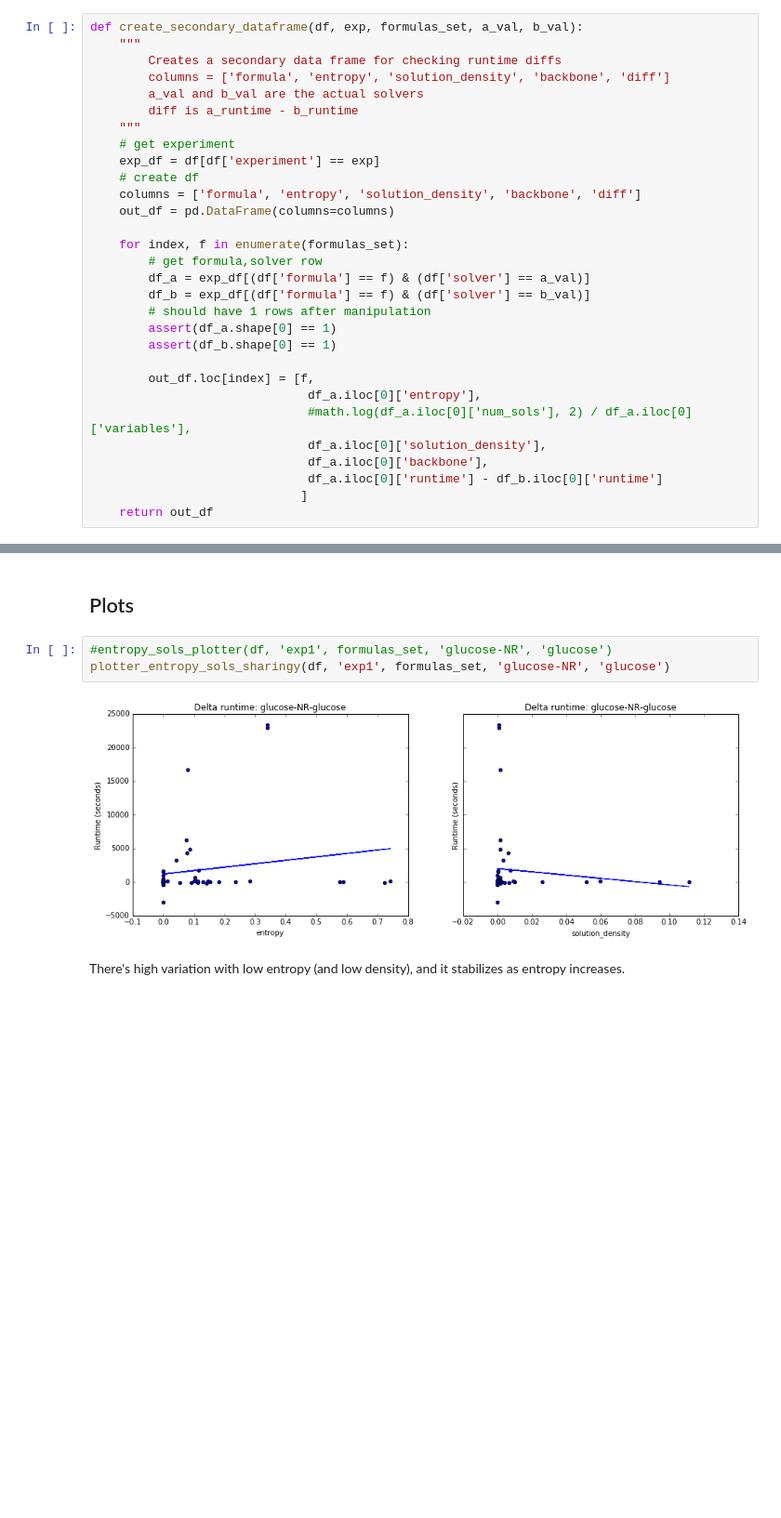
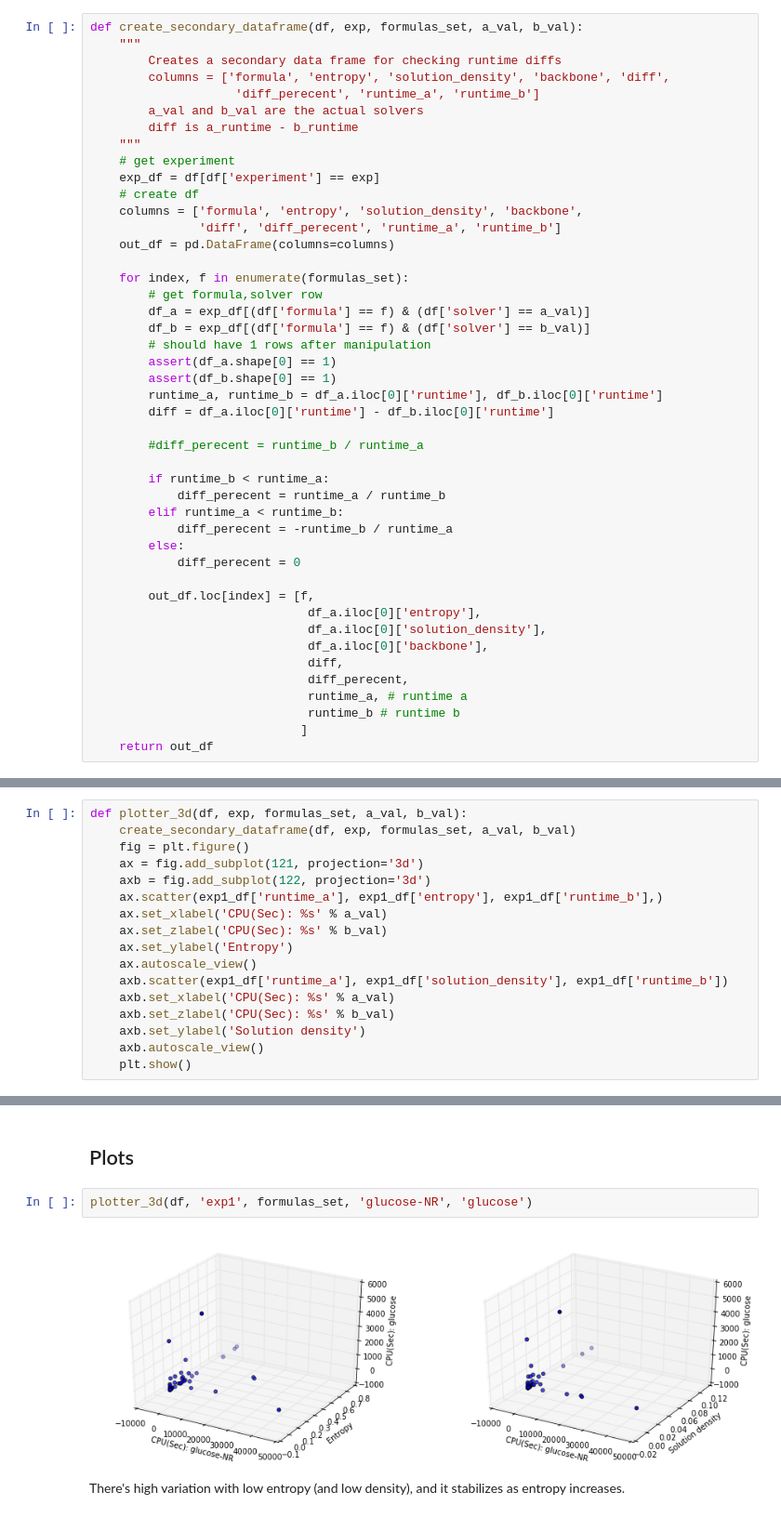
Before and after one commit to dorcoh/exp_results, a Jupyter notebook: analyze-results-151617-combined.ipynb, the cells around one changed output, grey strips where cells are left out. Shown: that part at 93% size. Saved outputs shown, nothing was run; the diff lists cells and outputs as text; blank space fills up the shorter version.

Commit message:
3d plots

```diff
--- a/analyze-results-151617-combined.ipynb
+++ b/analyze-results-151617-combined.ipynb
@@ -157,14 +169,16 @@ print(len(formulas_set))
 def create_secondary_dataframe(df, exp, formulas_set, a_val, b_val):
     """
         Creates a secondary data frame for checking runtime diffs
-        columns = ['formula', 'entropy', 'solution_density', 'backbone', 'diff']
+        columns = ['formula', 'entropy', 'solution_density', 'backbone', 'diff',
+                    'diff_perecent', 'runtime_a', 'runtime_b']
         a_val and b_val are the actual solvers
         diff is a_runtime - b_runtime
     """
     # get experiment
     exp_df = df[df['experiment'] == exp]
     # create df
-    columns = ['formula', 'entropy', 'solution_density', 'backbone', 'diff']
+    columns = ['formula', 'entropy', 'solution_density', 'backbone',
+               'diff', 'diff_perecent', 'runtime_a', 'runtime_b']
     out_df = pd.DataFrame(columns=columns)
 
     for index, f in enumerate(formulas_set):
@@ -174,13 +188,26 @@ def create_secondary_dataframe(df, exp, formulas_set, a_val, b_val):
         # should have 1 rows after manipulation
         assert(df_a.shape[0] == 1)
         assert(df_b.shape[0] == 1)
+        runtime_a, runtime_b = df_a.iloc[0]['runtime'], df_b.iloc[0]['runtime']
+        diff = df_a.iloc[0]['runtime'] - df_b.iloc[0]['runtime']
+
+        #diff_perecent = runtime_b / runtime_a
+
+        if runtime_b < runtime_a:
+            diff_perecent = runtime_a / runtime_b
+        elif runtime_a < runtime_b:
+            diff_perecent = -runtime_b / runtime_a
+        else:
+            diff_perecent = 0
 
         out_df.loc[index] = [f,
                               df_a.iloc[0]['entropy'],
-                              #math.log(df_a.iloc[0]['num_sols'], 2) / df_a.iloc[0]['variables'],
                               df_a.iloc[0]['solution_density'],
                               df_a.iloc[0]['backbone'],
-                              df_a.iloc[0]['runtime'] - df_b.iloc[0]['runtime']
+                              diff,
+                              diff_perecent,
+                              runtime_a, # runtime a
+                              runtime_b # runtime b
                              ]
     return out_df
 # %%
@@ -252,15 +282,31 @@ def plotter_entropy_sols_sharingy(df, exp, formulas_set, a_val, b_val):
 def entropy_sols_plotter(df, exp, formulas_set, a_val, b_val):
     plotter(df, exp, formulas_set, a_val, b_val, 'entropy', x_lim=(0,df['entropy'].max()))
     plotter(df, exp, formulas_set, a_val, b_val, 'solution_density', x_lim=(0,df['solution_density'].max()))
+# %%
+def plotter_3d(df, exp, formulas_set, a_val, b_val):
+    create_secondary_dataframe(df, exp, formulas_set, a_val, b_val)
+    fig = plt.figure()
+    ax = fig.add_subplot(121, projection='3d')
+    axb = fig.add_subplot(122, projection='3d')
+    ax.scatter(exp1_df['runtime_a'], exp1_df['entropy'], exp1_df['runtime_b'],)
+    ax.set_xlabel('CPU(Sec): %s' % a_val)
+    ax.set_zlabel('CPU(Sec): %s' % b_val)
+    ax.set_ylabel('Entropy')
+    ax.autoscale_view()
+    axb.scatter(exp1_df['runtime_a'], exp1_df['solution_density'], exp1_df['runtime_b'])
+    axb.set_xlabel('CPU(Sec): %s' % a_val)
+    axb.set_zlabel('CPU(Sec): %s' % b_val)
+    axb.set_ylabel('Solution density')
+    axb.autoscale_view()
+    plt.show()
 # %% [markdown]
 # Exp1 - Database reduction: (With - Without)
 # %% [markdown]
 ## Plots
 # %%
-#entropy_sols_plotter(df, 'exp1', formulas_set, 'glucose-NR', 'glucose')
-plotter_entropy_sols_sharingy(df, 'exp1', formulas_set, 'glucose-NR', 'glucose')
+plotter_3d(df, 'exp1', formulas_set, 'glucose-NR', 'glucose')
 # %% [output]
-[figure, old version]
+[figure, new version]
 # %% [markdown]
 There's high variation with low entropy (and low density), and it stabilizes as entropy increases.
 # %% [markdown]
```
Also changed, not shown: parts of 19 cells of this notebook.
